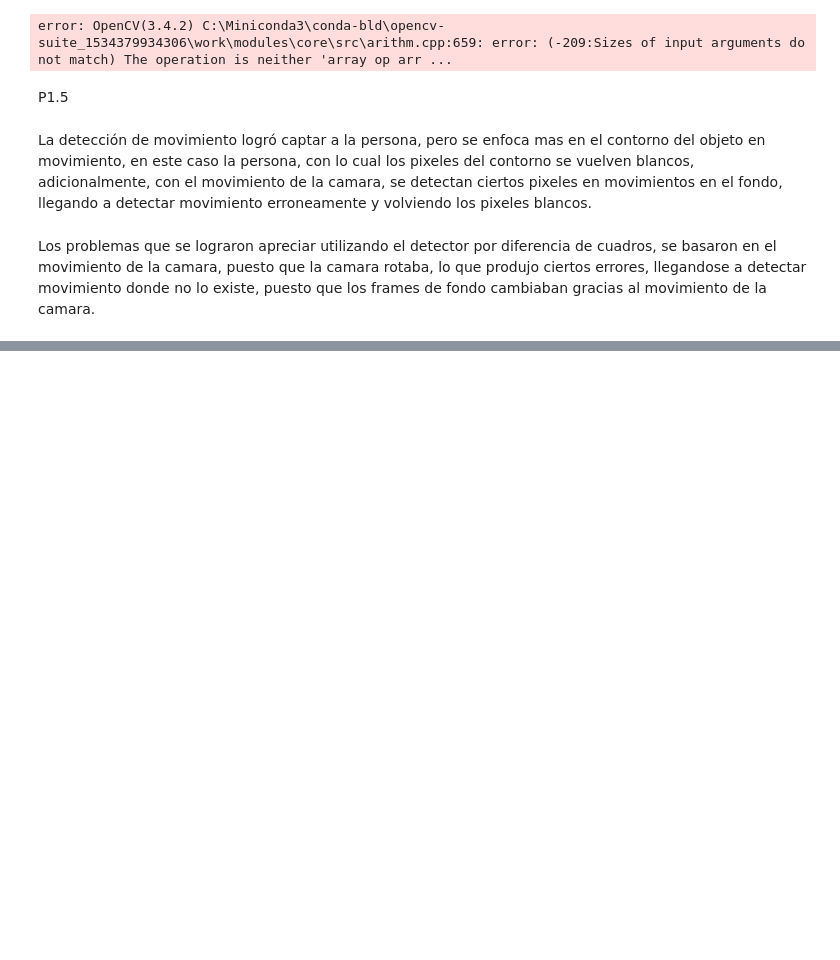
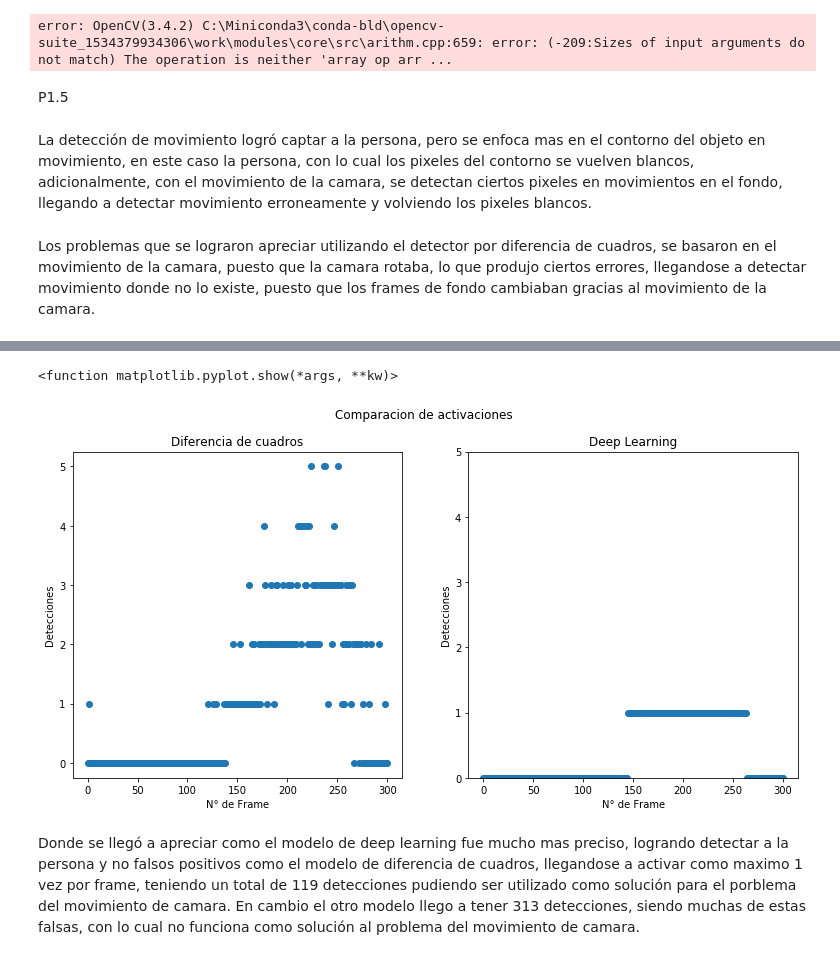
Before and after one commit to iazt/labIC, a Jupyter notebook: lab3/Lab 3.ipynb, the cells around one changed output, grey strips where cells are left out. Saved outputs shown, nothing was run; the diff lists cells and outputs as text; code cells hidden in the pictures; blank space fills up the shorter version.

```diff
--- a/lab3/Lab 3.ipynb
+++ b/lab3/Lab 3.ipynb
@@ -254,0 +383,21 @@ detector5a('seq4')
+# %%
+
+fig, (ax1,ax2)=plt.subplots(1,2,figsize=(13,6))
+
+fig.suptitle('Comparacion de activaciones')
+
+ax2.plot(modelodl,'o')
+ax1.plot(Activaciones,'o')
+ax2.set_ylim(0,5)
+ax2.set_title('Deep Learning')
+ax1.set_title('Diferencia de cuadros')
+ax1.set_xlabel('N° de Frame')
+ax1.set_ylabel('Detecciones')
+ax2.set_xlabel('N° de Frame')
+ax2.set_ylabel('Detecciones')
+plt.show
+# %% [output]
+<function matplotlib.pyplot.show(*args, **kw)>
+[figure, added]
+# %% [markdown]
+Donde se llegó a apreciar como el modelo de deep learning fue mucho mas preciso, logrando detectar a la persona y no falsos positivos como el modelo de diferencia de cuadros, llegandose a activar como maximo 1 vez por frame, teniendo un total de 119 detecciones pudiendo ser utilizado como solución para el porblema del movimiento de camara. En cambio el otro modelo llego a tener 313 detecciones, siendo muchas de estas falsas, con lo cual no funciona como solución al problema del movimiento de camara.
```
Also changed, not shown: parts of 15 cells of this notebook.
